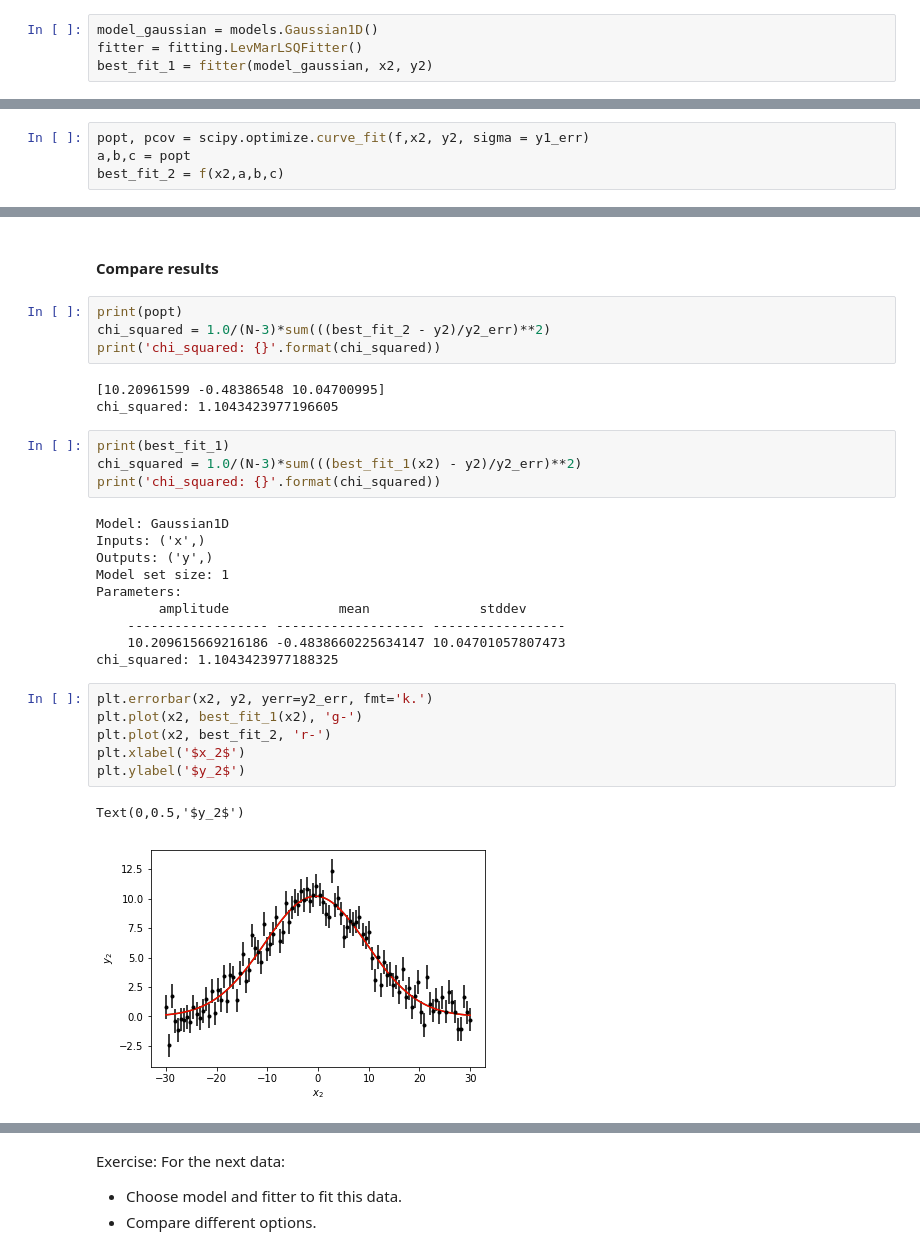
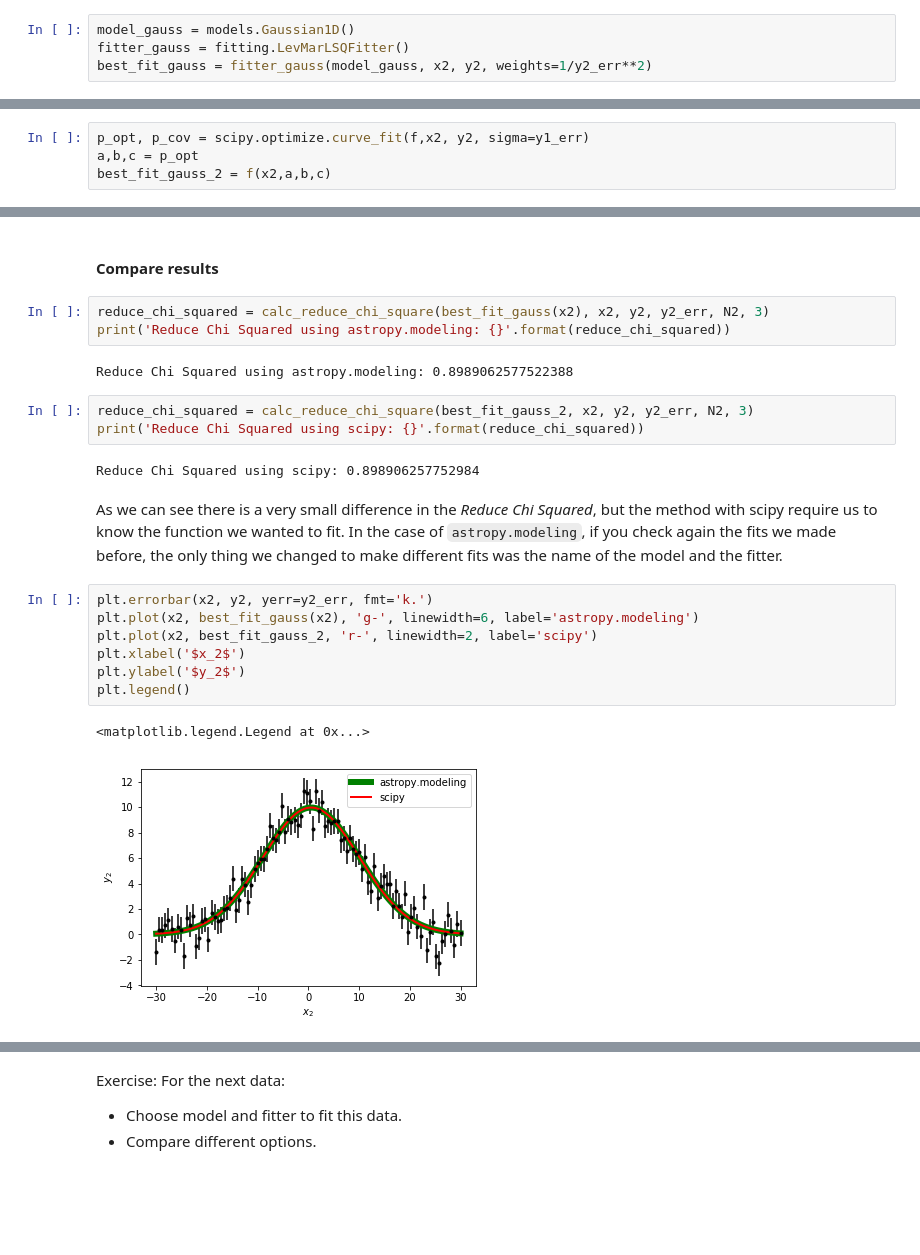
Before and after one commit to rkiman/Tutorials, a Jupyter notebook: Models-Quick-Fit/Models-Quick-Fit.ipynb, the cells around one changed output, grey strips where cells are left out. Cells and saved outputs as stored; diff of their text form; blank space fills up the shorter version.

```diff
--- a/Models-Quick-Fit/Models-Quick-Fit.ipynb
+++ b/Models-Quick-Fit/Models-Quick-Fit.ipynb
@@ -174,4 +238,4 @@ Text(0,0.5,'$y_2$')
 # %%
-model_gaussian = models.Gaussian1D()
-fitter = fitting.LevMarLSQFitter()
-best_fit_1 = fitter(model_gaussian, x2, y2)
+model_gauss = models.Gaussian1D()
+fitter_gauss = fitting.LevMarLSQFitter()
+best_fit_gauss = fitter_gauss(model_gauss, x2, y2, weights=1/y2_err**2)
@@ -181,6 +279,6 @@ import scipy
 def f(x,a,b,c):
     return a * np.exp(-(x-b)**2/(2.0*c**2))
 # %%
-popt, pcov = scipy.optimize.curve_fit(f,x2, y2, sigma = y1_err)
-a,b,c = popt
-best_fit_2 = f(x2,a,b,c)
+p_opt, p_cov = scipy.optimize.curve_fit(f,x2, y2, sigma=y1_err)
+a,b,c = p_opt
+best_fit_gauss_2 = f(x2,a,b,c)
@@ -187,32 +297,24 @@ best_fit_2 = f(x2,a,b,c)
 # %% [markdown]
 #### Compare results
-# %%
-print(popt)
-chi_squared = 1.0/(N-3)*sum(((best_fit_2 - y2)/y2_err)**2)
-print('chi_squared: {}'.format(chi_squared))
-# %% [output]
-[10.20961599 -0.48386548 10.04700995]
-chi_squared: 1.1043423977196605
-# %%
-print(best_fit_1)
-chi_squared = 1.0/(N-3)*sum(((best_fit_1(x2) - y2)/y2_err)**2)
-print('chi_squared: {}'.format(chi_squared))
-# %% [output]
-Model: Gaussian1D
-Inputs: ('x',)
-Outputs: ('y',)
-Model set size: 1
-Parameters:
-        amplitude              mean              stddev
-    ------------------ ------------------- -----------------
-    10.209615669216186 -0.4838660225634147 10.04701057807473
-chi_squared: 1.1043423977188325
+# %%
+reduce_chi_squared = calc_reduce_chi_square(best_fit_gauss(x2), x2, y2, y2_err, N2, 3)
+print('Reduce Chi Squared using astropy.modeling: {}'.format(reduce_chi_squared))
+# %% [output]
+Reduce Chi Squared using astropy.modeling: 0.8989062577522388
+# %%
+reduce_chi_squared = calc_reduce_chi_square(best_fit_gauss_2, x2, y2, y2_err, N2, 3)
+print('Reduce Chi Squared using scipy: {}'.format(reduce_chi_squared))
+# %% [output]
+Reduce Chi Squared using scipy: 0.898906257752984
+# %% [markdown]
+As we can see there is a very small difference in the *Reduce Chi Squared*, but the method with scipy require us to know the function we wanted to fit. In the case of `astropy.modeling`, if you check again the fits we made before, the only thing we changed to make different fits was the name of the model and the fitter.
 # %%
 plt.errorbar(x2, y2, yerr=y2_err, fmt='k.')
-plt.plot(x2, best_fit_1(x2), 'g-')
-plt.plot(x2, best_fit_2, 'r-')
+plt.plot(x2, best_fit_gauss(x2), 'g-', linewidth=6, label='astropy.modeling')
+plt.plot(x2, best_fit_gauss_2, 'r-', linewidth=2, label='scipy')
 plt.xlabel('$x_2$')
 plt.ylabel('$y_2$')
+plt.legend()
 # %% [output]
-Text(0,0.5,'$y_2$')
+<matplotlib.legend.Legend at 0x...>
-[figure, old version]
+[figure, new version]
```
Also changed, not shown: parts of 59 cells of this notebook.
